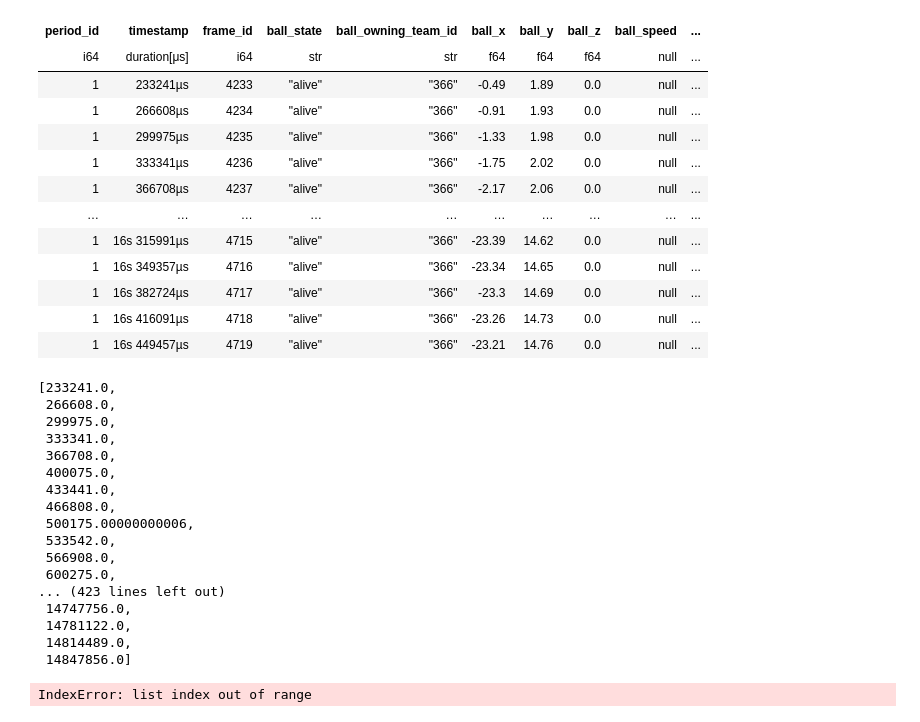
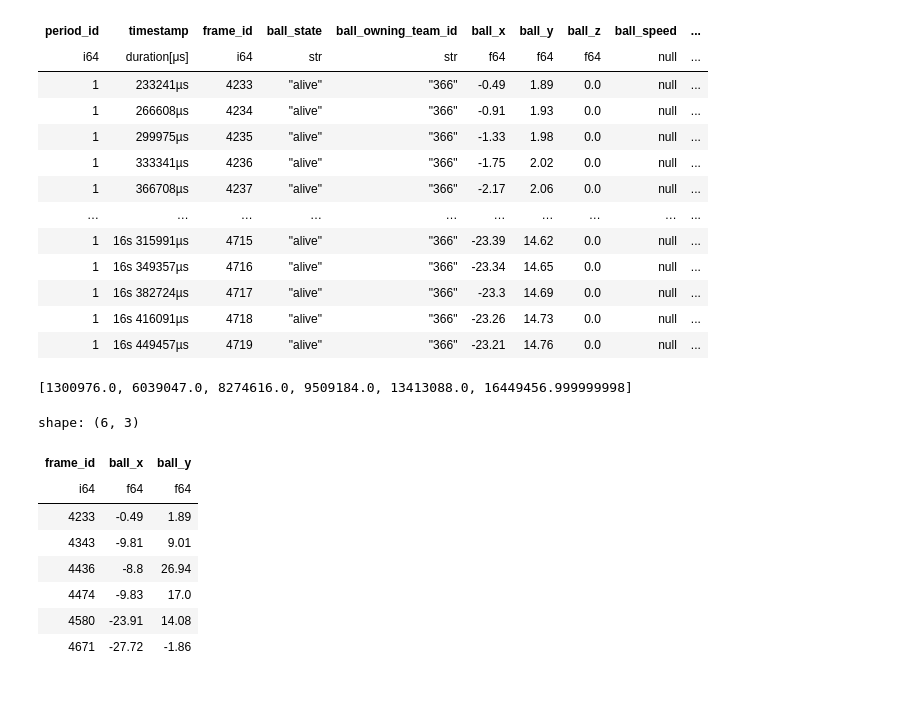
Before and after one commit to stephTchembeu/pysport-aims, a Jupyter notebook: fourth_week/refractor06_08.ipynb, the cells around one changed output. Cells and saved outputs as stored; diff of their text form; code cells hidden in the pictures; blank space fills up the shorter version.

Commit message:
try a naive way to get the frame and helping my self with the hint on the frame_rate.

```diff
--- a/fourth_week/refractor06_08.ipynb
+++ b/fourth_week/refractor06_08.ipynb
@@ -369,7 +369,6 @@ shape: (6, 4)
 
 # intution: get on the tracking dataset the frame at the timestamp up here.
 passes_time_stamps  = [tt.total_seconds() * 1_000_000 for tt in list(df_passes["timestamp"])]
-receipt_time_stamp = [tt.total_seconds() * 1_000_000 for tt in list(df_receipt["timestamp"])]
+receipt_time_stamps = [tt.total_seconds() * 1_000_000 for tt in list(df_receipt["timestamp"])]
 
-wide_range_corresponding = selected_dataset.filter(lambda frame: ((frame.timestamp.total_seconds() * 1_000_000 >= time_stamps[0]) & (frame.timestamp.total_seconds() * 1_000_000 <= time_stamps[-1]) & (frame.period.id ==1)))
-len(wide_range_corresponding)
+wide_range_corresponding = selected_dataset.filter(lambda frame: ((frame.timestamp.total_seconds() * 1_000_000 >= passes_time_stamps[0]) & (frame.timestamp.total_seconds() * 1_000_000 <= receipt_time_stamps[-1]) & (frame.period.id ==1)))
@@ -416,38 +424,35 @@ def check(time_stamps,list_time_stamp):
-# %%
-# now let try to get the closest timestamp to the list of timestamp of each type of event
-list(wide_range_corresponding.to_df()["timestamp"].apply(lambda x: x.total_seconds() * 1000000))
-# %% [output]
-[233241.0,
- 266608.0,
- 299975.0,
- 333341.0,
- 366708.0,
- 400075.0,
- 433441.0,
- 466808.0,
- 500175.00000000006,
- 533542.0,
- 566908.0,
- 600275.0,
-... (423 lines left out)
- 14747756.0,
- 14781122.0,
- 14814489.0,
- 14847856.0]
 # %%
 # Convert all timestamps in wide_range_corresponding to microseconds
-timestamps_us = list(
-    wide_range_corresponding.to_df()["timestamp"].dt.total_seconds() * 1_000_000
-)
+timestamps_us = list(wide_range_corresponding.to_df()["timestamp"].apply(lambda x: x.total_seconds() * 1000000))
 
 # Now loop over each time_stamps in passes_time_stamps
-results = []
-for time_stamps in passes_time_stamps:
-    # Run your check function with time_stamps and the converted timestamps
-    check_result = check(time_stamps, timestamps_us)
+pass_results = []
+for pass_time_stamp in passes_time_stamps:
+    # Run check function with time_stamps and the converted timestamps
+    check_result = check_closer(pass_time_stamp, timestamps_us)
+    pass_results.append(check_result)
 
-    # Process each check_ value through snd()
-    for check_ in check_result:
-        results.append(check_)
+receipt_results = []
+for receipt_time_stamp in receipt_time_stamps:
+    # Run check function with time_stamps and the converted timestamps
+    check_result = check_closer(receipt_time_stamp, timestamps_us)
+    receipt_results.append(check_result)
+receipt_results
 # %% [output]
-IndexError: list index out of range
+[1300976.0, 6039047.0, 8274616.0, 9509184.0, 13413088.0, 16449456.999999998]
+# %%
+# the corresponding frames
+passes_tracking_data = dataset.filter(lambda frame: frame.timestamp.total_seconds() * 1000000 in pass_results)
+receipt_tracking_data = dataset.filter(lambda frame: frame.timestamp.total_seconds() * 1000000 in receipt_results)
+# %%
+passes_tracking_data.to_df("frame_id","ball_x","ball_y",engine="polars")
+# %% [output]
+shape: (6, 3)
+| frame_id | ball_x | ball_y |
+| i64 | f64 | f64 |
+| 4233 | -0.49 | 1.89 |
+| 4343 | -9.81 | 9.01 |
+| 4436 | -8.8 | 26.94 |
+| 4474 | -9.83 | 17.0 |
+| 4580 | -23.91 | 14.08 |
+| 4671 | -27.72 | -1.86 |
```
Also changed, not shown: parts of 8 cells of this notebook.
